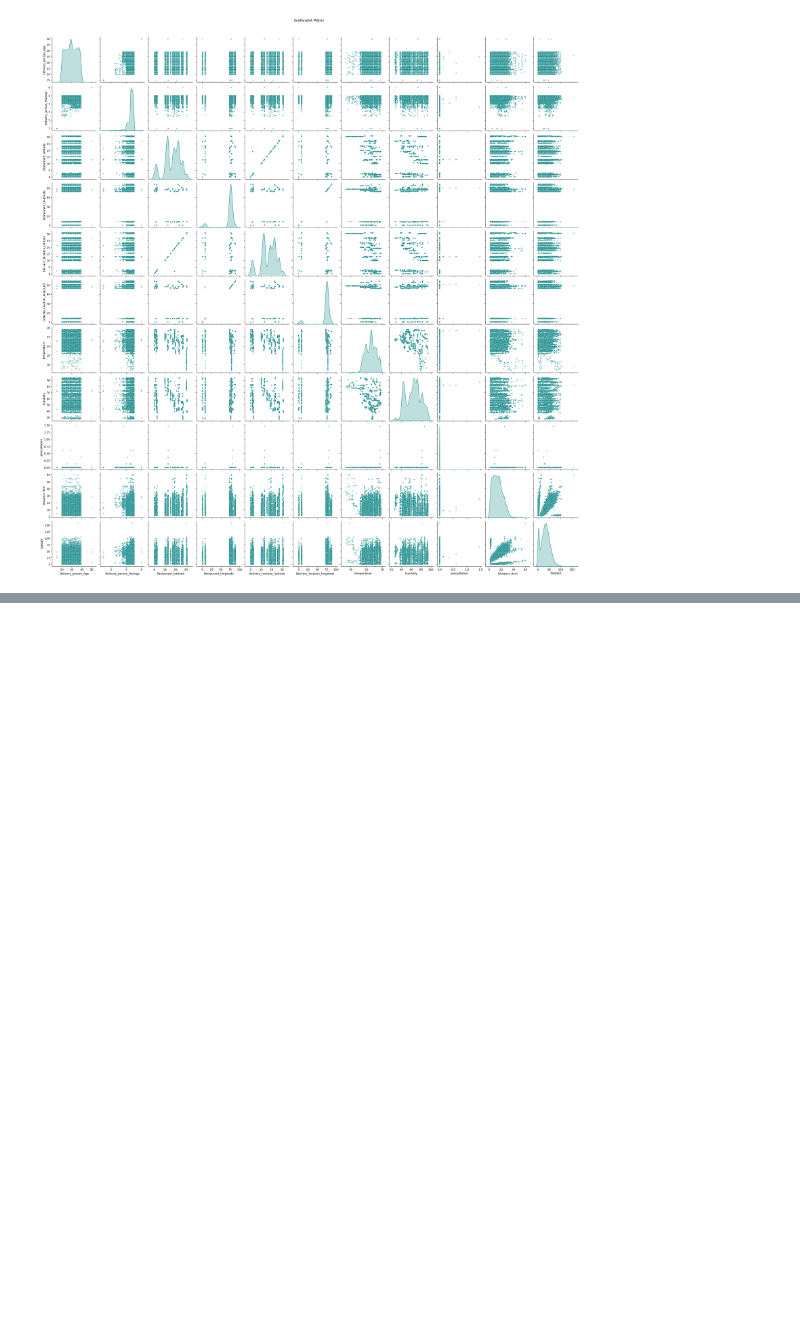
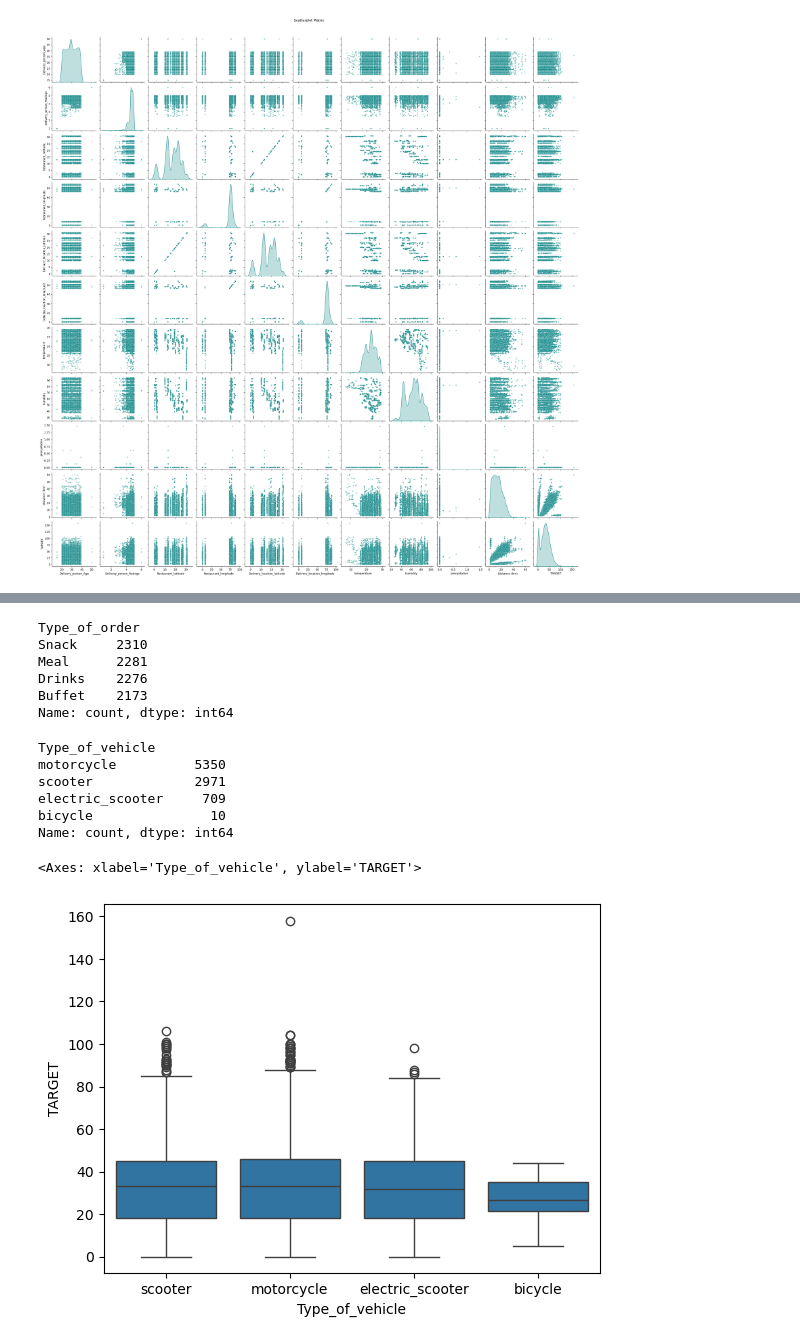
Before and after one commit to McNuggetsIT/FoodDeliveryTime, a Jupyter notebook: Fdt.ipynb, the cells around one changed output, grey strips where cells are left out. Drawn from its saved outputs; the diff is of its cells as text; code cells hidden in the pictures; blank space fills up the shorter version.

```diff
--- a/Fdt.ipynb
+++ b/Fdt.ipynb
@@ -231,0 +247,23 @@ plt.show()
+# %%
+print(df["Type_of_order"].value_counts())
+# %% [output]
+Type_of_order
+Snack     2310
+Meal      2281
+Drinks    2276
+Buffet    2173
+Name: count, dtype: int64
+# %%
+print(df["Type_of_vehicle"].value_counts())
+# %% [output]
+Type_of_vehicle
+motorcycle          5350
+scooter             2971
+electric_scooter     709
+bicycle               10
+Name: count, dtype: int64
+# %%
+sns.boxplot(data=df, x="Type_of_vehicle", y="TARGET")
+# %% [output]
+<Axes: xlabel='Type_of_vehicle', ylabel='TARGET'>
+[figure, added]
```
Also changed, not shown: parts of 10 cells of this notebook.
